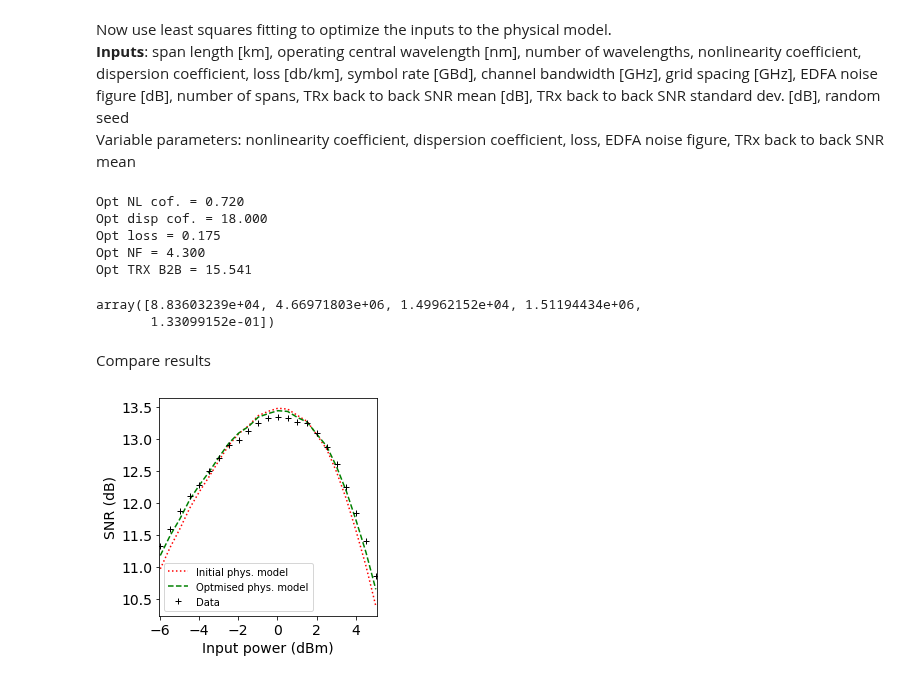
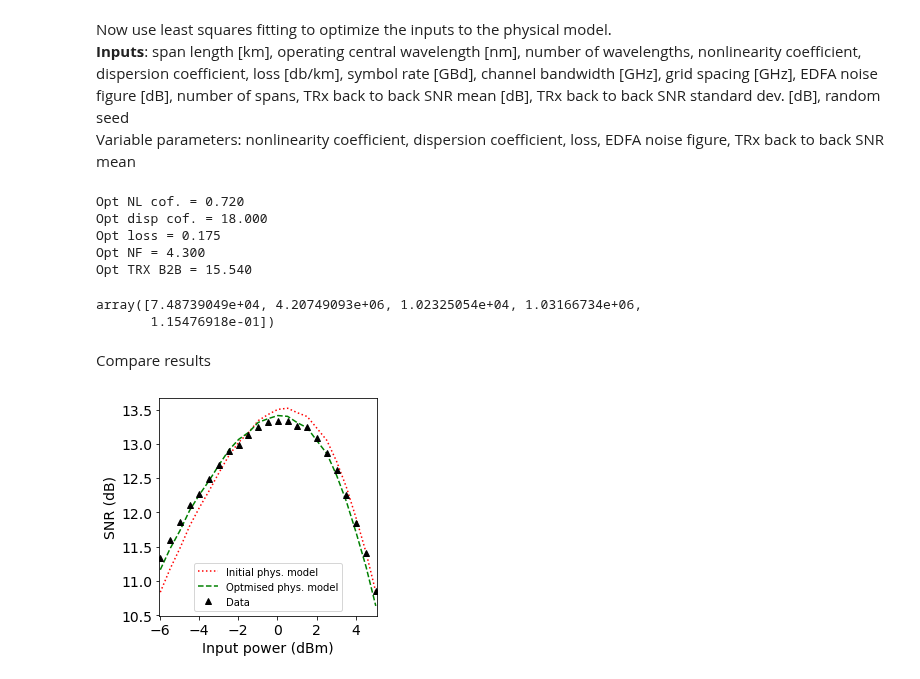
Before and after one commit to joshnevin/physics_enhanced_GPs, a Jupyter notebook: GN_model_enhanced_GPs_phys_opt.ipynb, the cells around one changed output. Cells and saved outputs as stored; diff of their text form; code cells hidden in the pictures.

```diff
--- a/GN_model_enhanced_GPs_phys_opt.ipynb
+++ b/GN_model_enhanced_GPs_phys_opt.ipynb
@@ -79,7 +79,7 @@ def train_standard_gp(pch, snr, pch_pred):
 **GN Inputs**: span length [km], operating central wavelength [nm], number of wavelengths, nonlinearity coefficient, dispersion coefficient, loss [db/km], symbol rate [GBd], channel bandwidth [GHz], grid spacing [GHz], EDFA noise figure [dB], number of spans, TRx back to back SNR mean [dB],  TRx back to back SNR standard dev. [dB], random seed
 # %%
 #phys_model = GN_model(100, 1550, 1, 0.78, 18, 0.18, 35, 40.2, 50, 5.5, 10, 16.5)
-phys_model = GN_model(100, 1550, 1, 0.78, 18, 0.18, 35, 40.2, 50, 4.3, 10, 16, 0.04, 4)
+phys_model = GN_model(100, 1550, 1, 0.72, 18, 0.18, 35, 40.2, 50, 4.5, 10, 16, 0.04, 4)
 #phys_model = GN_model(100, 1550, 1, 0.78, 18, 0.174, 35, 40.2, 50, 5.2, 10, 16)
 # %% [markdown]
 According to Javier, the measurements of Pch may not be reliable and we may need to shift them in order to obtain agreement with the GN model. We do this by calculating the input power per channel that corresponds to peak SNR in the GN model and shifting the peak of measured data to line up with this prediction.
@@ -198,15 +204,15 @@ Opt NL cof. = 0.720
 Opt disp cof. = 18.000
 Opt loss = 0.175
 Opt NF = 4.300
-Opt TRX B2B = 15.541
+Opt TRX B2B = 15.540
 # %%
 nl_cof_opt_sig, disp_cof_opt_sig, loss_opt_sig, nf_opt_sig, trxbtb_opt_sig = np.sqrt(np.diag(opt_res[1]))
 np.sqrt(np.diag(opt_res[1]))
 # %% [output]
-array([8.83603239e+04, 4.66971803e+06, 1.49962152e+04, 1.51194434e+06,
-       1.33099152e-01])
+array([7.48739049e+04, 4.20749093e+06, 1.02325054e+04, 1.03166734e+06,
+       1.15476918e-01])
 # %%
-model_opt = GN_model(100, 1550, 1, nl_cof_opt, disp_cof_opt, loss_opt, 35, 40.2, 50, nf_opt, 10, trxbtb_opt, 0.04, 4)
+model_opt = GN_model(100, 1550, 1, nl_cof_opt, disp_cof_opt, loss_opt, 35, 40.2, 50, nf_opt, 10, 15.5, 0.04, 4)
 #model_opt = GN_model(100, 1550, 1, 0.76, 18.6, 0.17, 35, 40.2, 50, 4.2, 10, 15.2, 0.04, 4)
 # %% [markdown]
 Compare results
@@ -216,18 +222,18 @@ phys_snr = phys_model.predict_snr(pch_shifted)     # initial model
 # %%
 f, ax = plt.subplots()
 #ax.plot(pch_shifted, mu_sk_phys, 'b-', label = 'Predictive mean')
 ax.plot(pch_shifted, phys_snr, 'r:', label = 'Initial phys. model')
 ax.plot(pch_shifted, phys_snr_opt, 'g--', label = 'Optmised phys. model')
-ax.plot(pch_shifted, snr, 'k+', label = 'Data')
+ax.plot(pch_shifted, snr, 'k^', label = 'Data')
 plt.xlim([pch_shifted[0]-0.05, pch_shifted[-1]+0.05])
 plt.xticks([-6, -4, -2, 0, 2, 4])
 plt.xlabel("Input power (dBm)")
 plt.ylabel("SNR (dB)")
 #plt.title("Physics-enhanced GP")
 plt.legend(prop={'size':10})
 ax.set_aspect(1.0/ax.get_data_ratio(), adjustable='box')
 f.patch.set_facecolor('w')
 #plt.savefig('figures/opt_phys_model_comp_1dbm.pdf', dpi=200,bbox_inches='tight')
 plt.show()
 # %% [output]
-[figure, old version]
+[figure, new version]
```
Also changed, not shown: parts of 2 cells of this notebook, 1 other file.
